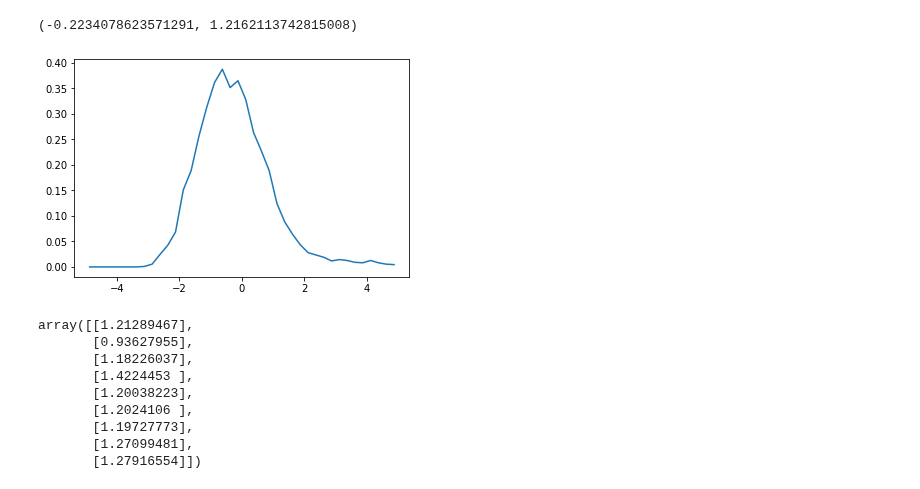
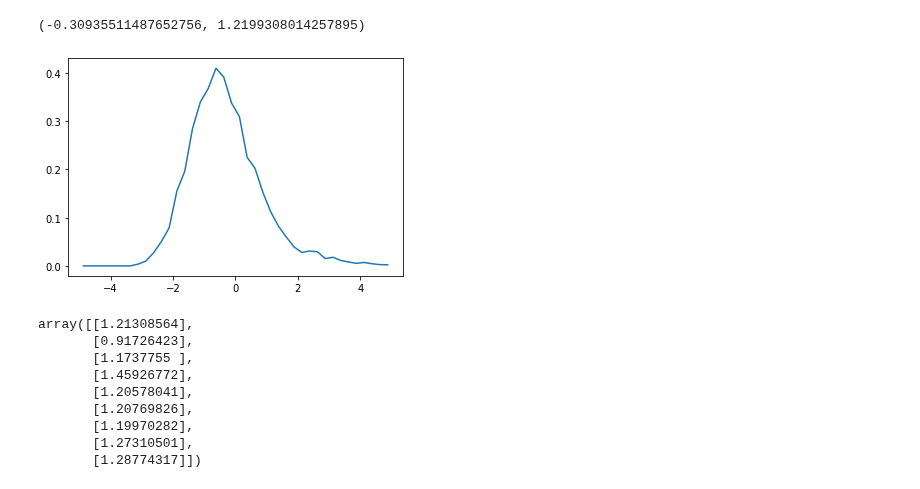
Before and after one commit to AlexTMallen/koopman-forecasting, a Jupyter notebook: figures.ipynb, the cells around one changed output. Cells and saved outputs as stored; diff of their text form; code cells hidden in the pictures.

```diff
--- a/figures.ipynb
+++ b/figures.ipynb
@@ -6,6 +6,11 @@ import matplotlib.pyplot as plt
 import pandas as pd
 
 from scipy.stats import norm, skewnorm
+# %%
+def rms(x, axis=None):
+    if axis is not None:
+        return np.sqrt(np.sum(x**2, axis=axis) / x.shape[axis])
+    return np.sqrt(np.sum(x**2) / x.size)
 # %%
 import os
 
@@ -13,6 +18,9 @@ zones = ['ISONE CA', 'ME', 'RI', 'VT', 'CT', 'NH', 'SEMASS', 'WCMASS', 'NEMASSBO
 
 test_z_scores_dict = dict()
 test_z_scores = []
+
+z_scores_dict = dict()
+z_scores = []
 
 relative_perfs = pd.DataFrame()
 relative = []
@@ -27,7 +35,11 @@ for fname in os.listdir(folder):
         month = fname[12:15]
         test_z_scores_dict[month] = np.load(os.path.join(folder, fname))
         test_z_scores.extend((test_z_scores_dict[month][:, :, 0][0]).tolist())
+    elif fname.endswith("z_scores.npy"):
+        month = fname[12:15]
+        z_scores_dict[month] = np.load(os.path.join(folder, fname))
+        z_scores.extend((z_scores_dict[month][:, :, 0][0]).tolist())
 relative_perfs.index = ['ISONE CA', 'ME', 'RI', 'VT', 'CT', 'NH', 'SEMASS', 'WCMASS', 'NEMASSBOST']
 relative_perfs = relative_perfs.T
-relative_perfs = relative_perfs.loc[["Jan", "Mar", "May", "Jul", "Sep", "Nov"]]
+relative_perfs = relative_perfs.loc[["Jan", "Feb", "Mar", "Apr", "May", "Jun", "Jul", "Aug", "Sep", "Oct", "Nov", "Dec"]]
 # %%
@@ -78,23 +87,23 @@ np.std([10, 10, 10, 10, 10, 0, 0, 0, 0, 0])
 # %%
 z_hist, bin_edges = np.histogram(test_z_scores, bins=40, range=(-5, 5), density=True)
 z_axis = (bin_edges[1:] + bin_edges[:-1]) / 2
 plt.plot(z_axis, z_hist, label="Koopman test z-scores")
 # plt.plot(z_axis, normal_pdf(0, 1, z_axis), label="Standard Normal Curve")
 # plt.title(list(all_data.keys())[i])
-np.mean(test_z_scores), np.mean(np.std(test_z_scores))
+np.mean(test_z_scores), np.mean(rms(np.array(test_z_scores)))
 # %% [output]
-(-0.2234078623571291, 1.2162113742815008)
+(-0.30935511487652756, 1.2199308014257895)
-[figure, old version]
+[figure, new version]
 # %%
 mar_z = np.array(test_z_scores_dict["Mar"])
 mar_z.std(axis=1)
 # %% [output]
-array([[1.21289467],
-       [0.93627955],
-       [1.18226037],
-       [1.4224453 ],
-       [1.20038223],
-       [1.2024106 ],
-       [1.19727773],
-       [1.27099481],
-       [1.27916554]])
+array([[1.21308564],
+       [0.91726423],
+       [1.1737755 ],
+       [1.45926772],
+       [1.20578041],
+       [1.20769826],
+       [1.19970282],
+       [1.27310501],
+       [1.28774317]])
```
Also changed, not shown: parts of 8 cells of this notebook.
